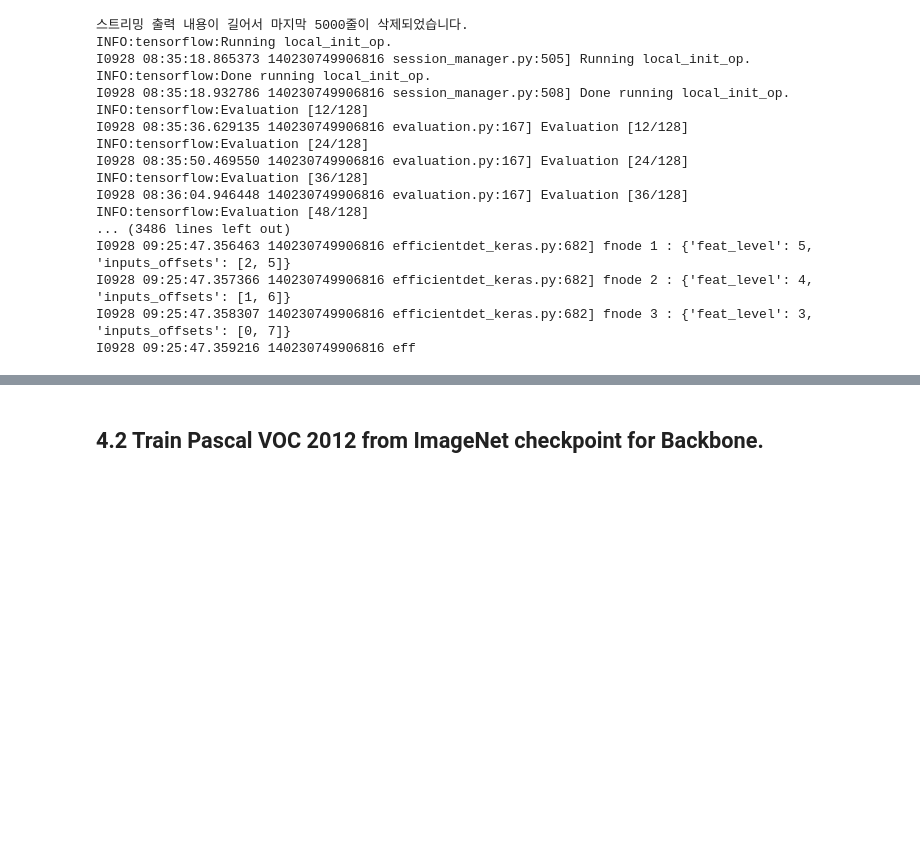
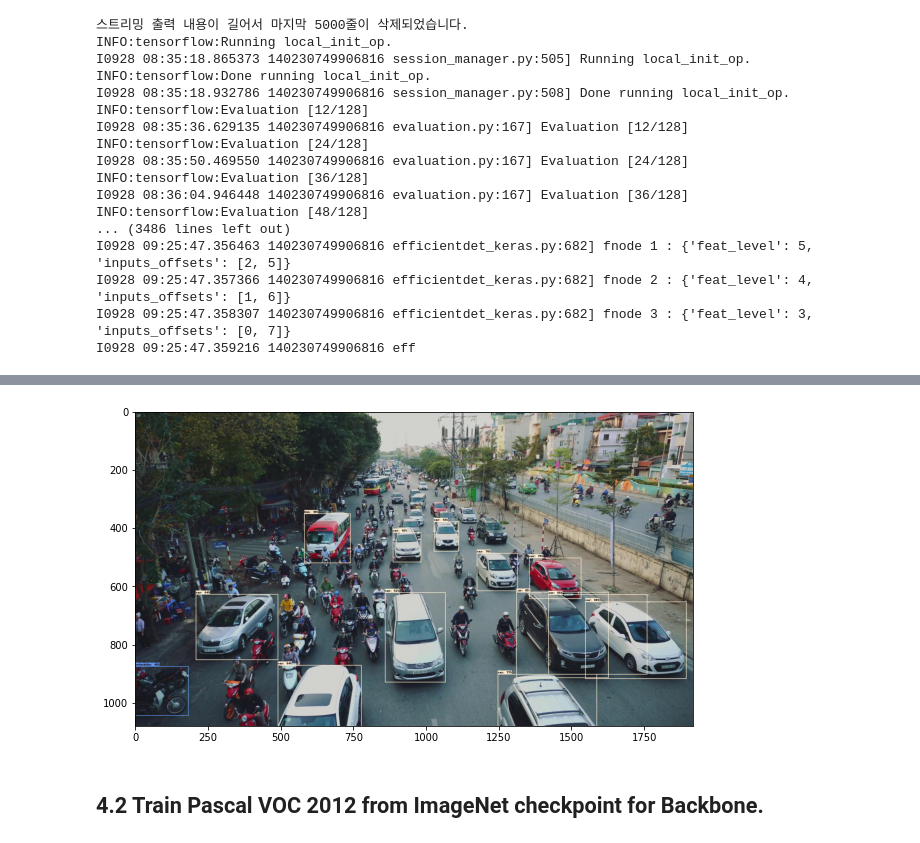
Before and after one commit to shevious/automl, a Jupyter notebook: train.ipynb, the cells around one changed output, grey strips where cells are left out. Saved outputs shown, nothing was run; the diff lists cells and outputs as text; code cells hidden in the pictures; blank space fills up the shorter version.

```diff
--- a/train.ipynb
+++ b/train.ipynb
@@ -515,3 +566,12 @@ I0928 09:25:47.359216 140230749906816 eff
+# %%
+from matplotlib import image as mp_image
+from matplotlib import pyplot as plt
+img = mp_image.imread('/tmp/0.jpg')
+plt.figure(figsize=(10,10))
+plt.imshow(img)
+plt.show()
+# %% [output]
+[figure, added]
 # %% [markdown]
 ## 4.2 Train Pascal VOC 2012 from ImageNet checkpoint for Backbone.
 # %%
```
Also changed, not shown: parts of 12 cells of this notebook.
